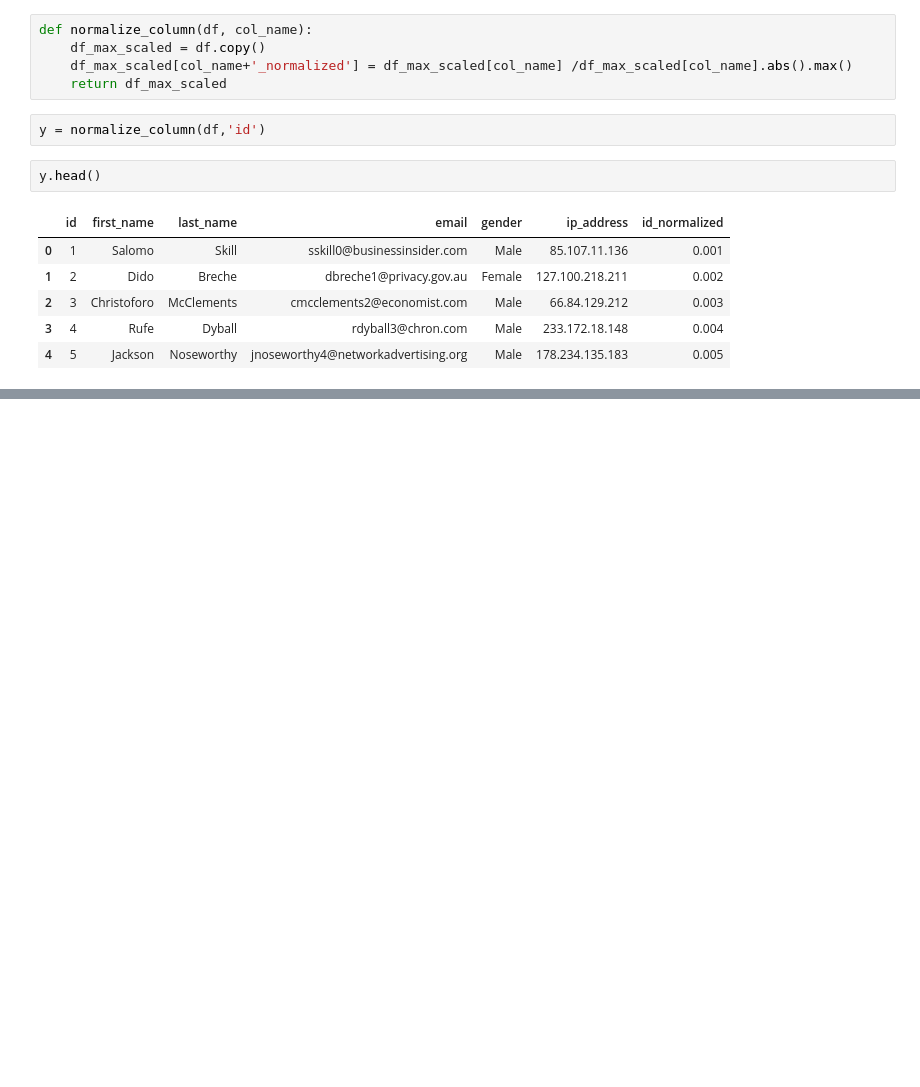
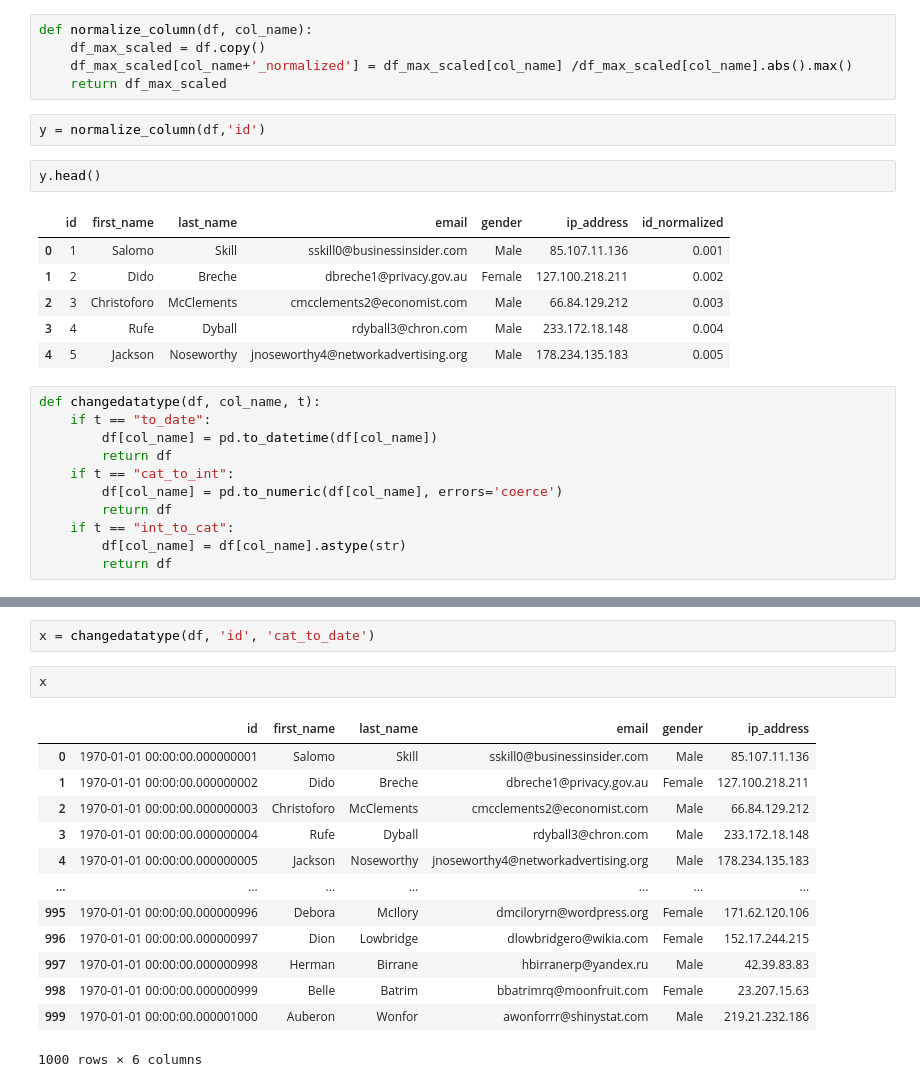
Before and after one commit to jwen2/Refinyr, a Jupyter notebook: csv/test_files/Testing Python Functions.ipynb, the cells around one changed output, grey strips where cells are left out. Drawn from its saved outputs; the diff is of its cells as text; blank space fills up the shorter version.

```diff
--- a/csv/test_files/Testing Python Functions.ipynb
+++ b/csv/test_files/Testing Python Functions.ipynb
@@ -454,3 +454,14 @@ y.head()
 | 2 | 3 | Christoforo | McClements | cmcclements2@economist.com | Male | 66.84.129.212 | 0.003 |
 | 3 | 4 | Rufe | Dyball | rdyball3@chron.com | Male | 233.172.18.148 | 0.004 |
 | 4 | 5 | Jackson | Noseworthy | jnoseworthy4@networkadvertising.org | Male | 178.234.135.183 | 0.005 |
+# %%
+def changedatatype(df, col_name, t):
+    if t == "to_date":
+        df[col_name] = pd.to_datetime(df[col_name])
+        return df
+    if t == "cat_to_int":
+        df[col_name] = pd.to_numeric(df[col_name], errors='coerce')
+        return df
+    if t == "int_to_cat":
+        df[col_name] = df[col_name].astype(str)
+        return df
@@ -456,0 +518,18 @@ y.head()
+# %%
+x = changedatatype(df, 'id', 'cat_to_date')
+# %%
+x
+# %% [output]
+|  | id | first_name | last_name | email | gender | ip_address |
+| 0 | 1970-01-01 00:00:00.000000001 | Salomo | Skill | sskill0@businessinsider.com | Male | 85.107.11.136 |
+| 1 | 1970-01-01 00:00:00.000000002 | Dido | Breche | dbreche1@privacy.gov.au | Female | 127.100.218.211 |
+| 2 | 1970-01-01 00:00:00.000000003 | Christoforo | McClements | cmcclements2@economist.com | Male | 66.84.129.212 |
+| 3 | 1970-01-01 00:00:00.000000004 | Rufe | Dyball | rdyball3@chron.com | Male | 233.172.18.148 |
+| 4 | 1970-01-01 00:00:00.000000005 | Jackson | Noseworthy | jnoseworthy4@networkadvertising.org | Male | 178.234.135.183 |
+| ... | ... | ... | ... | ... | ... | ... |
+| 995 | 1970-01-01 00:00:00.000000996 | Debora | McIlory | dmciloryrn@wordpress.org | Female | 171.62.120.106 |
+| 996 | 1970-01-01 00:00:00.000000997 | Dion | Lowbridge | dlowbridgero@wikia.com | Female | 152.17.244.215 |
+| 997 | 1970-01-01 00:00:00.000000998 | Herman | Birrane | hbirranerp@yandex.ru | Male | 42.39.83.83 |
+| 998 | 1970-01-01 00:00:00.000000999 | Belle | Batrim | bbatrimrq@moonfruit.com | Female | 23.207.15.63 |
+| 999 | 1970-01-01 00:00:00.000001000 | Auberon | Wonfor | awonforrr@shinystat.com | Male | 219.21.232.186 |
+1000 rows × 6 columns
```
Also changed, not shown: parts of 6 cells of this notebook, 1 other file.
